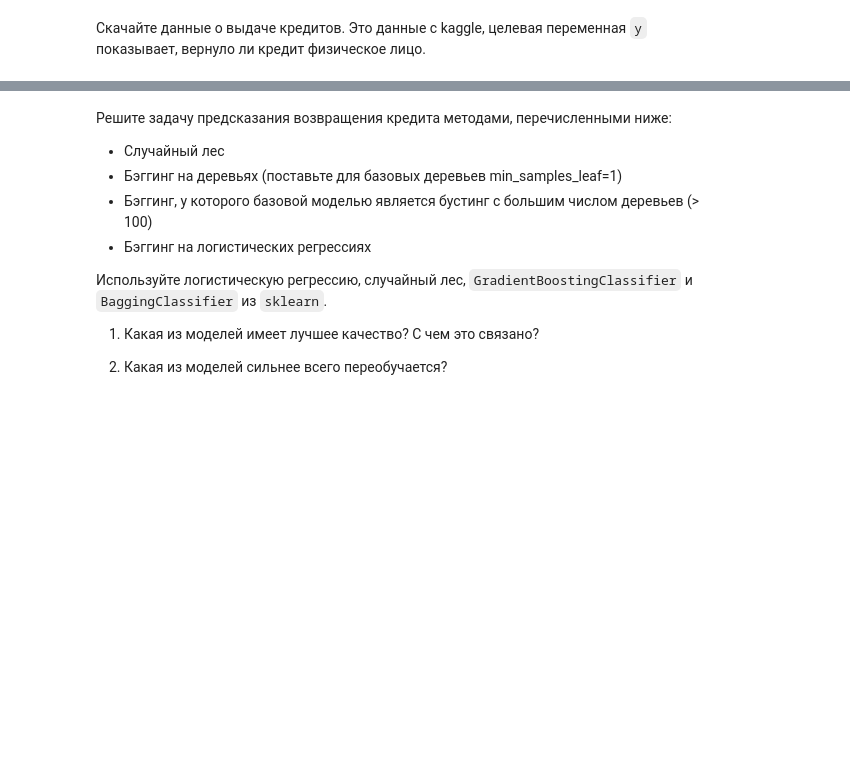
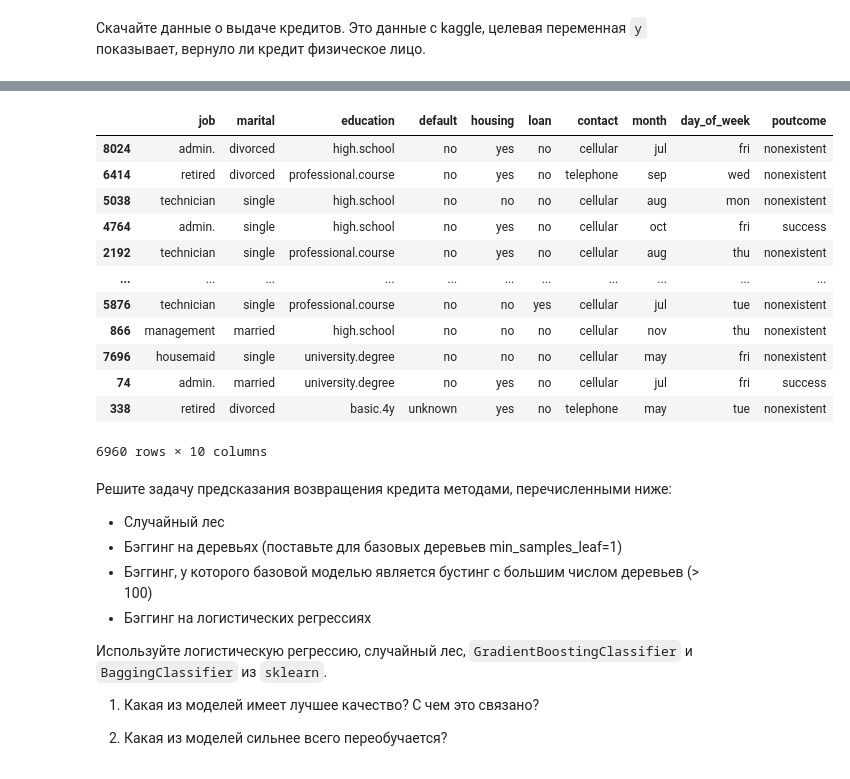
Before and after one commit to krsafonov/ml_nes_2021, a Jupyter notebook: homeworks/hw05_boosting.ipynb, the cells around one changed output, grey strips where cells are left out. Drawn from its saved outputs; the diff is of its cells as text; code cells hidden in the pictures; blank space fills up the shorter version.

```diff
--- a/homeworks/hw05_boosting.ipynb
+++ b/homeworks/hw05_boosting.ipynb
@@ -279 +279,24 @@ df.sample(5)
 5 rows × 21 columns
+# %%
+y = df.y
+df = df.drop(columns=["y"])
+
+X_train, X_test, y_train, y_test = train_test_split(df, y, test_size=0.25, shuffle=True, random_state=13)
+categorical_features = [1,2,3,4,5,6,7,8,9,14]
+numeric_features = list(set(np.arange(19)) - set(categorical_features))
+# %%
+X_train.iloc[:, categorical_features]
+# %% [output]
+|  | job | marital | education | default | housing | loan | contact | month | day_of_week | poutcome |
+| 8024 | admin. | divorced | high.school | no | yes | no | cellular | jul | fri | nonexistent |
+| 6414 | retired | divorced | professional.course | no | yes | no | telephone | sep | wed | nonexistent |
+| 5038 | technician | single | high.school | no | no | no | cellular | aug | mon | nonexistent |
+| 4764 | admin. | single | high.school | no | yes | no | cellular | oct | fri | success |
+| 2192 | technician | single | professional.course | no | yes | no | cellular | aug | thu | nonexistent |
+| ... | ... | ... | ... | ... | ... | ... | ... | ... | ... | ... |
+| 5876 | technician | single | professional.course | no | no | yes | cellular | jul | tue | nonexistent |
+| 866 | management | married | high.school | no | no | no | cellular | nov | thu | nonexistent |
+| 7696 | housemaid | single | university.degree | no | no | no | cellular | may | fri | nonexistent |
+| 74 | admin. | married | university.degree | no | yes | no | cellular | jul | fri | success |
+| 338 | retired | divorced | basic.4y | unknown | yes | no | telephone | may | tue | nonexistent |
+6960 rows × 10 columns
```
Also changed, not shown: parts of 19 cells of this notebook, 1 other file.
